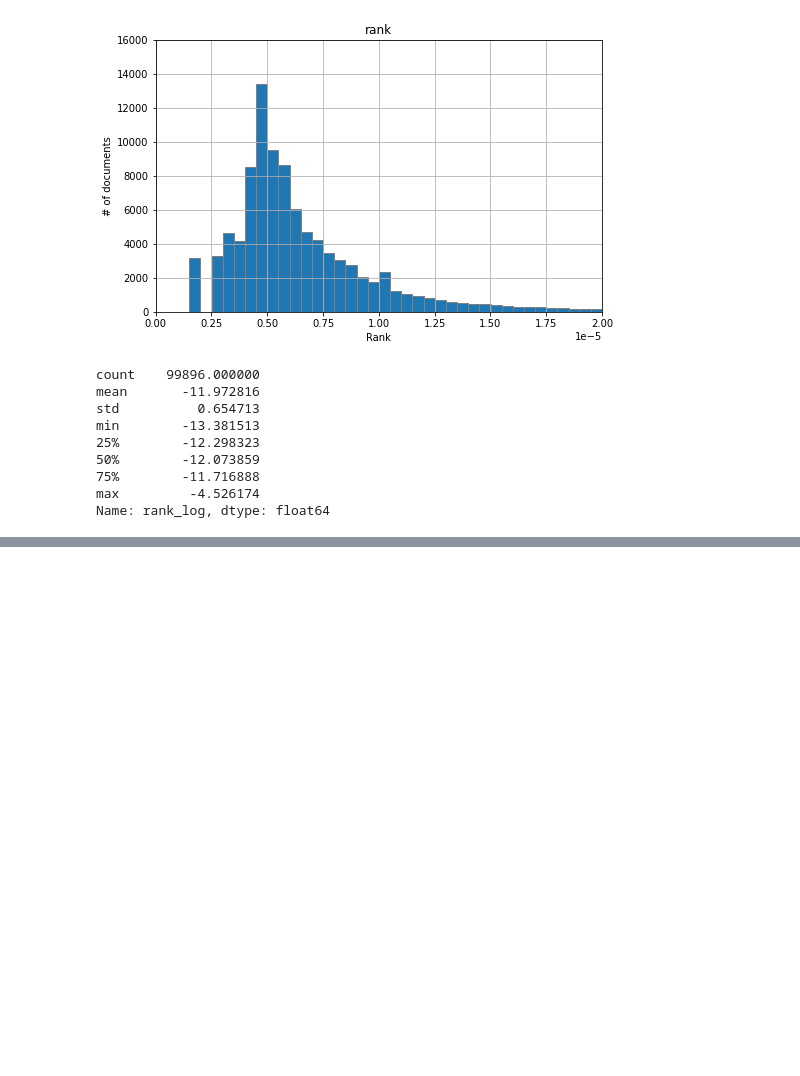
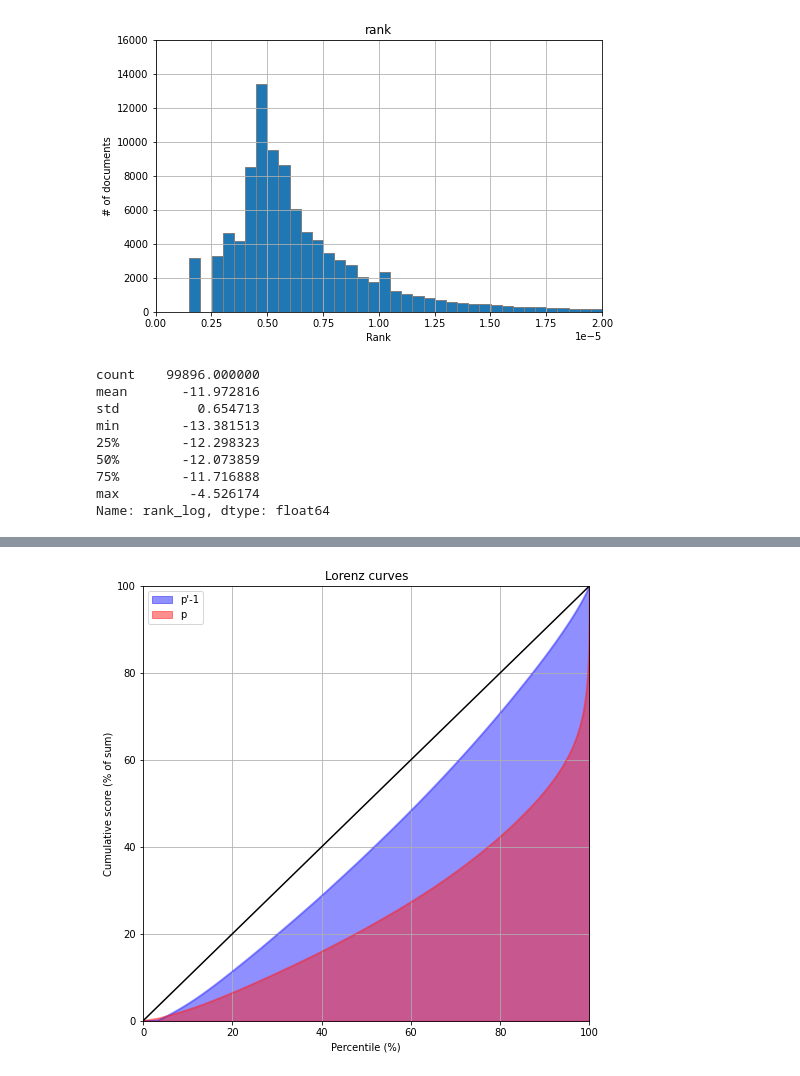
Before and after one commit to dmfrodrigues/feup-pri-proj, a Jupyter notebook: exploration/Data Exploration.ipynb, the cells around one changed output, grey strips where cells are left out. Cells and saved outputs as stored; diff of their text form; code cells hidden in the pictures; blank space fills up the shorter version.

```diff
--- a/exploration/Data Exploration.ipynb
+++ b/exploration/Data Exploration.ipynb
@@ -668,0 +669,23 @@ plt.savefig('rank-histogram.svg')
+# %%
+# [i/data['rank'].size for i in range(data['rank'].size)]
+lorenz_df = data['rank'].sort_values().to_frame()
+lorenz_df['rank_expr'] = data['rank_expr'].sort_values().to_frame()
+
+lorenz_df['rank_lorenz'] = lorenz_df['rank'].cumsum() / lorenz_df['rank'].sum() * 100
+lorenz_df['rank_expr_lorenz'] = lorenz_df['rank_expr'].cumsum() / lorenz_df['rank_expr'].sum() * 100
+
+lorenz_df['x'] = [100 * i/data['rank'].size for i in range(data['rank'].size)]
+
+ax = lorenz_df.plot.area(x='x', y="rank_expr_lorenz", label="p'-1", figsize=(8,8), color="#2020ff80")
+lorenz_df.plot.area(x='x', y="rank_lorenz", label="p", ax=ax, color="#ff202080")
+ax.plot([0,100], [0,100], color='k')
+ax.set_xlim([0, 100])
+ax.set_ylim([0, 100])
+ax.xaxis.grid()
+ax.yaxis.grid()
+plt.title('Lorenz curves')
+plt.xlabel('Percentile (%)')
+plt.ylabel('Cumulative score (% of sum)')
+plt.savefig('rank-lorenz.svg')
+# %% [output]
+[figure, added]
```
Also changed, not shown: parts of 5 cells of this notebook.
